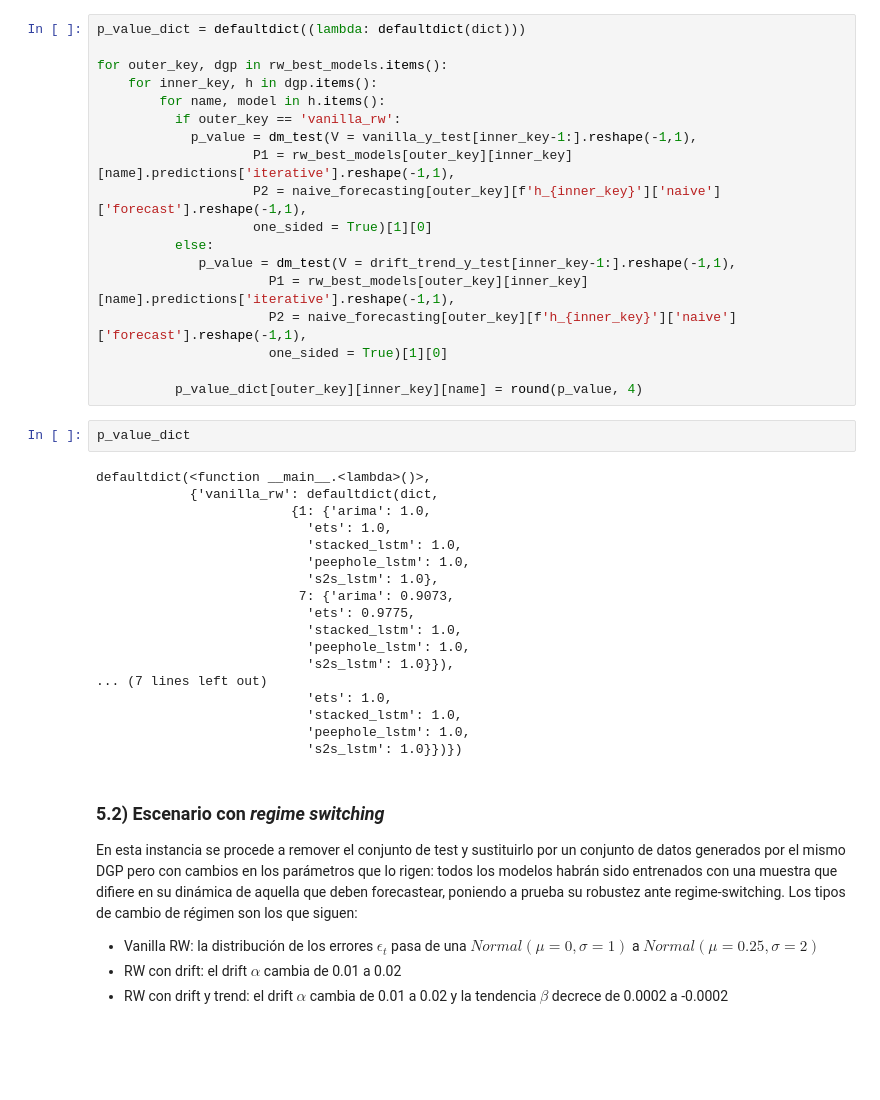
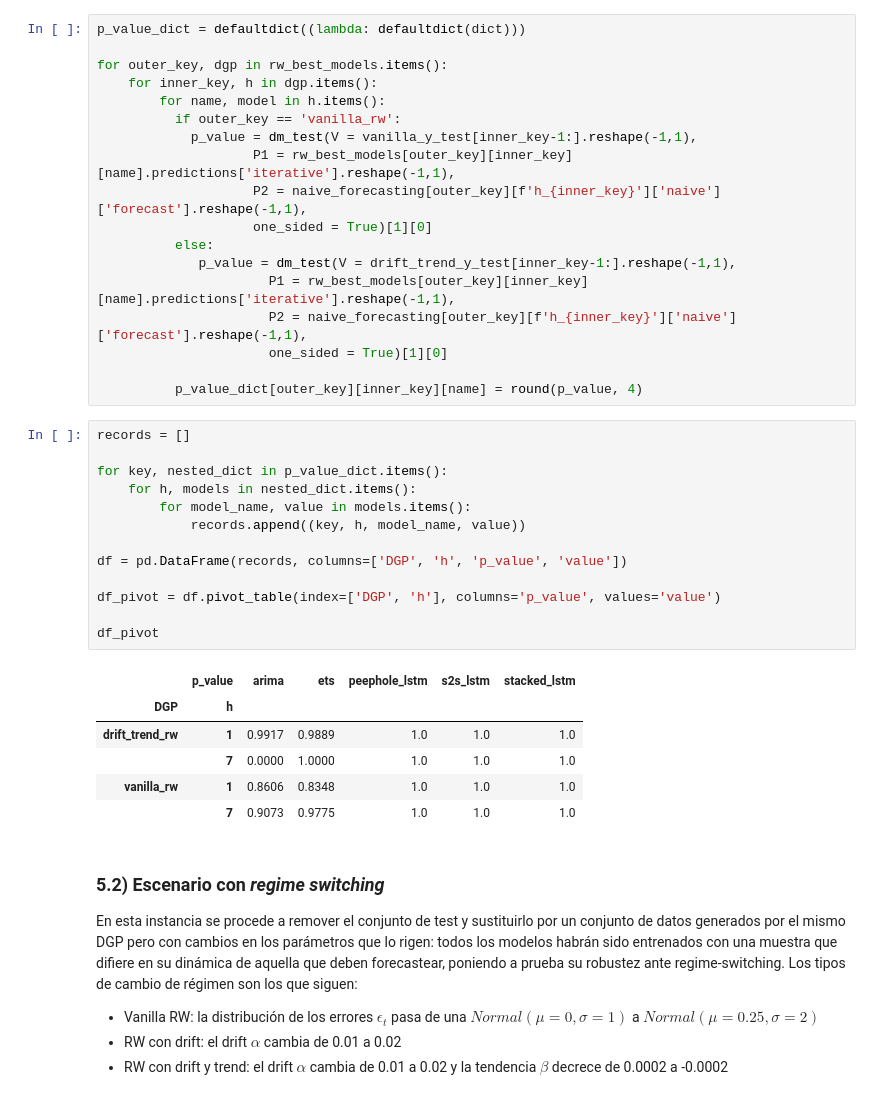
Before and after one commit to matiasdperez/MEC_tesis, a Jupyter notebook: notebooks/simulaciones/1_random_walk.ipynb, the cells around one changed output. Cells and saved outputs as stored; diff of their text form; blank space fills up the shorter version.

```diff
--- a/notebooks/simulaciones/1_random_walk.ipynb
+++ b/notebooks/simulaciones/1_random_walk.ipynb
@@ -1384,26 +1326,26 @@ for outer_key, dgp in rw_best_models.items():
                       one_sided = True)[1][0]
 
           p_value_dict[outer_key][inner_key][name] = round(p_value, 4)
-# %%
-p_value_dict
-# %% [output]
-defaultdict(<function __main__.<lambda>()>,
-            {'vanilla_rw': defaultdict(dict,
-                         {1: {'arima': 1.0,
-                           'ets': 1.0,
-                           'stacked_lstm': 1.0,
-                           'peephole_lstm': 1.0,
-                           's2s_lstm': 1.0},
-                          7: {'arima': 0.9073,
-                           'ets': 0.9775,
-                           'stacked_lstm': 1.0,
-                           'peephole_lstm': 1.0,
-                           's2s_lstm': 1.0}}),
-... (7 lines left out)
-                           'ets': 1.0,
-                           'stacked_lstm': 1.0,
-                           'peephole_lstm': 1.0,
-                           's2s_lstm': 1.0}})})
+# %%
+records = []
+
+for key, nested_dict in p_value_dict.items():
+    for h, models in nested_dict.items():
+        for model_name, value in models.items():
+            records.append((key, h, model_name, value))
+
+df = pd.DataFrame(records, columns=['DGP', 'h', 'p_value', 'value'])
+
+df_pivot = df.pivot_table(index=['DGP', 'h'], columns='p_value', values='value')
+
+df_pivot
+# %% [output]
+|  | p_value | arima | ets | peephole_lstm | s2s_lstm | stacked_lstm |
+| DGP | h |  |  |  |  |  |
+| drift_trend_rw | 1 | 0.9917 | 0.9889 | 1.0 | 1.0 | 1.0 |
+|  | 7 | 0.0000 | 1.0000 | 1.0 | 1.0 | 1.0 |
+| vanilla_rw | 1 | 0.8606 | 0.8348 | 1.0 | 1.0 | 1.0 |
+|  | 7 | 0.9073 | 0.9775 | 1.0 | 1.0 | 1.0 |
 # %% [markdown]
 ### 5.2) Escenario con *regime switching*
 
```
Also changed, not shown: parts of 20 cells of this notebook.
